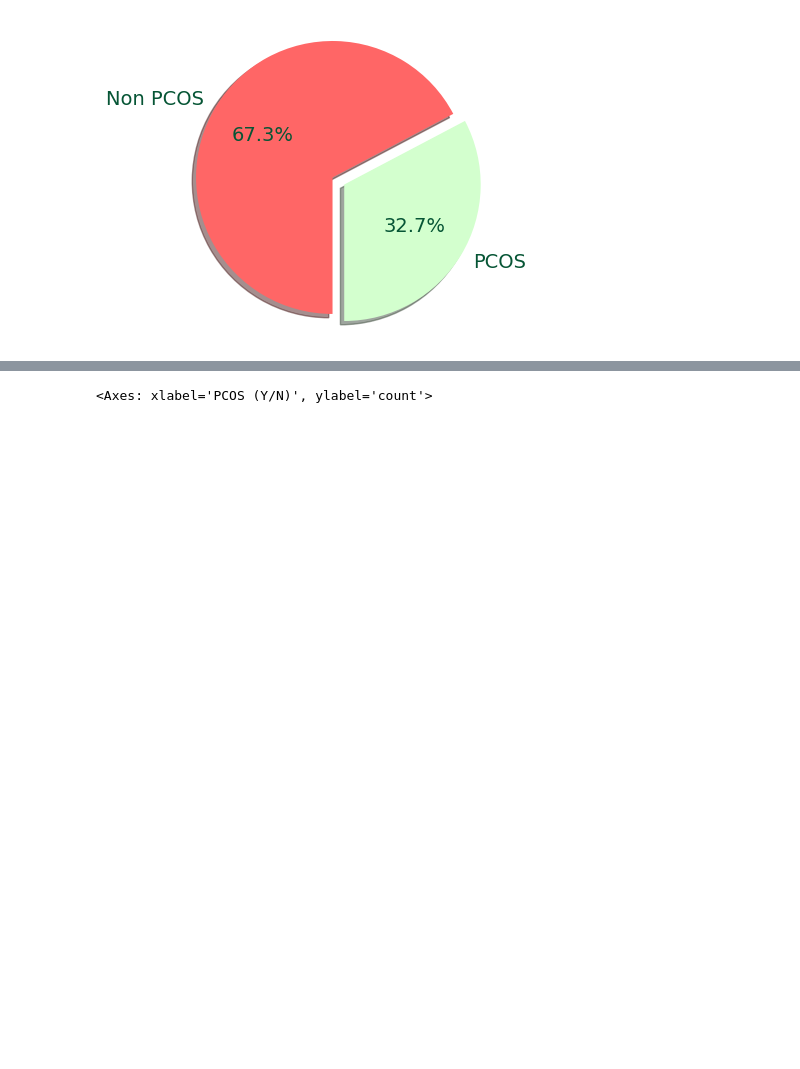
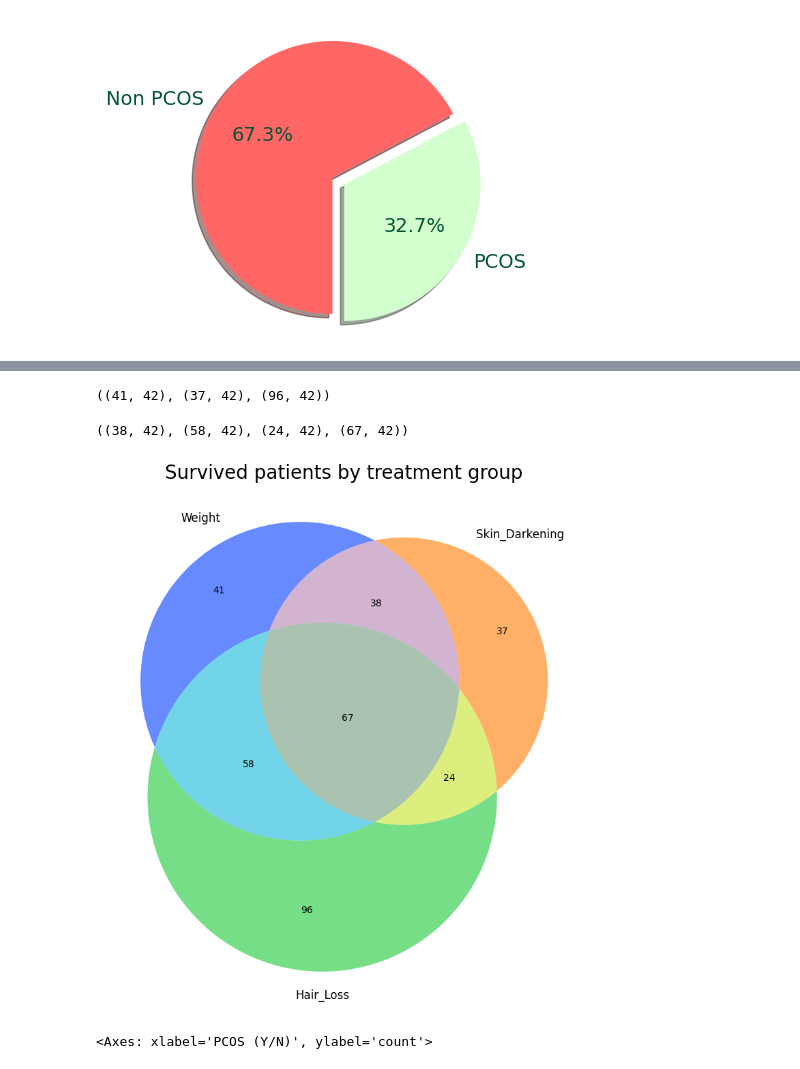
Before and after one commit to leylatulu/PCOS-Prediction, a Jupyter notebook: analysis.ipynb, the cells around one changed output, grey strips where cells are left out. Saved outputs shown, nothing was run; the diff lists cells and outputs as text; code cells hidden in the pictures; blank space fills up the shorter version.

```diff
--- a/analysis.ipynb
+++ b/analysis.ipynb
@@ -396,0 +414,34 @@ plt.show()
+# %%
+weight = df[(df["Weight gain(Y/N)"]==1) & (df["Skin darkening (Y/N)"]==0) & (df["Hair loss(Y/N)"]==0)] # 100
+skin = df[(df["Weight gain(Y/N)"]==0) & (df["Skin darkening (Y/N)"]==1) & (df["Hair loss(Y/N)"]==0)] # 010
+weight_skin = df[(df["Weight gain(Y/N)"]==1) & (df["Skin darkening (Y/N)"]==1) & (df["Hair loss(Y/N)"]==0)] # 110
+
+hairLoss = df[(df["Weight gain(Y/N)"]==0) & (df["Skin darkening (Y/N)"]==0) & (df["Hair loss(Y/N)"]==1)] # 001
+weight_hairLoss = df[(df["Weight gain(Y/N)"]==1) & (df["Skin darkening (Y/N)"]==0) & (df["Hair loss(Y/N)"]==1)] # 101
+skin_hairLoss = df[(df["Weight gain(Y/N)"]==0) & (df["Skin darkening (Y/N)"]==1) & (df["Hair loss(Y/N)"]==1)] # 011
+
+all_3 = df[(df["Weight gain(Y/N)"]==1) & (df["Skin darkening (Y/N)"]==1) & (df["Hair loss(Y/N)"]==1)] # 111
+# %%
+weight.shape, skin.shape, hairLoss.shape
+# %% [output]
+((41, 42), (37, 42), (96, 42))
+# %%
+weight_skin.shape, weight_hairLoss.shape, skin_hairLoss.shape, all_3.shape
+# %% [output]
+((38, 42), (58, 42), (24, 42), (67, 42))
+# %%
+df_subsets = [weight, skin, weight_skin, hairLoss, weight_hairLoss, skin_hairLoss, all_3]
+sizes=[]
+for dataframe in df_subsets:
+    sizes.append(np.shape(dataframe)[0])
+# %%
+fig, ax = plt.subplots(figsize=(10,10))
+v = venn3(subsets=sizes, set_labels=("Weight", "Skin_Darkening ", "Hair_Loss"), ax=ax, alpha=0.6, set_colors= sns.color_palette("bright"), si)
+
+for text in v.set_labels:
+    text.set_fontsize(12)
+
+ax.set_title("Survived patients by treatment group", size=20)
+plt.show()
+# %% [output]
+[figure, added]
```
Also changed, not shown: parts of 13 cells of this notebook.
